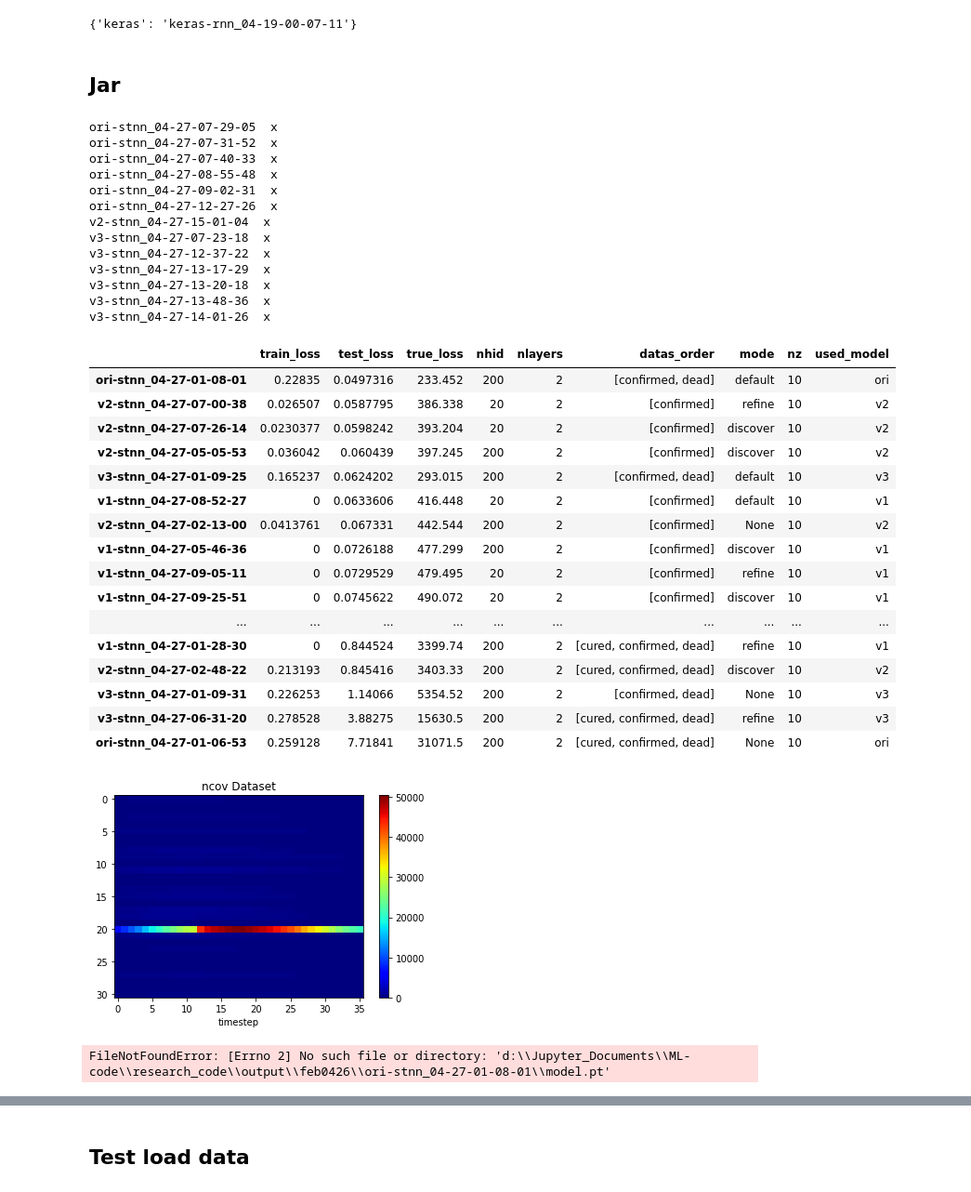
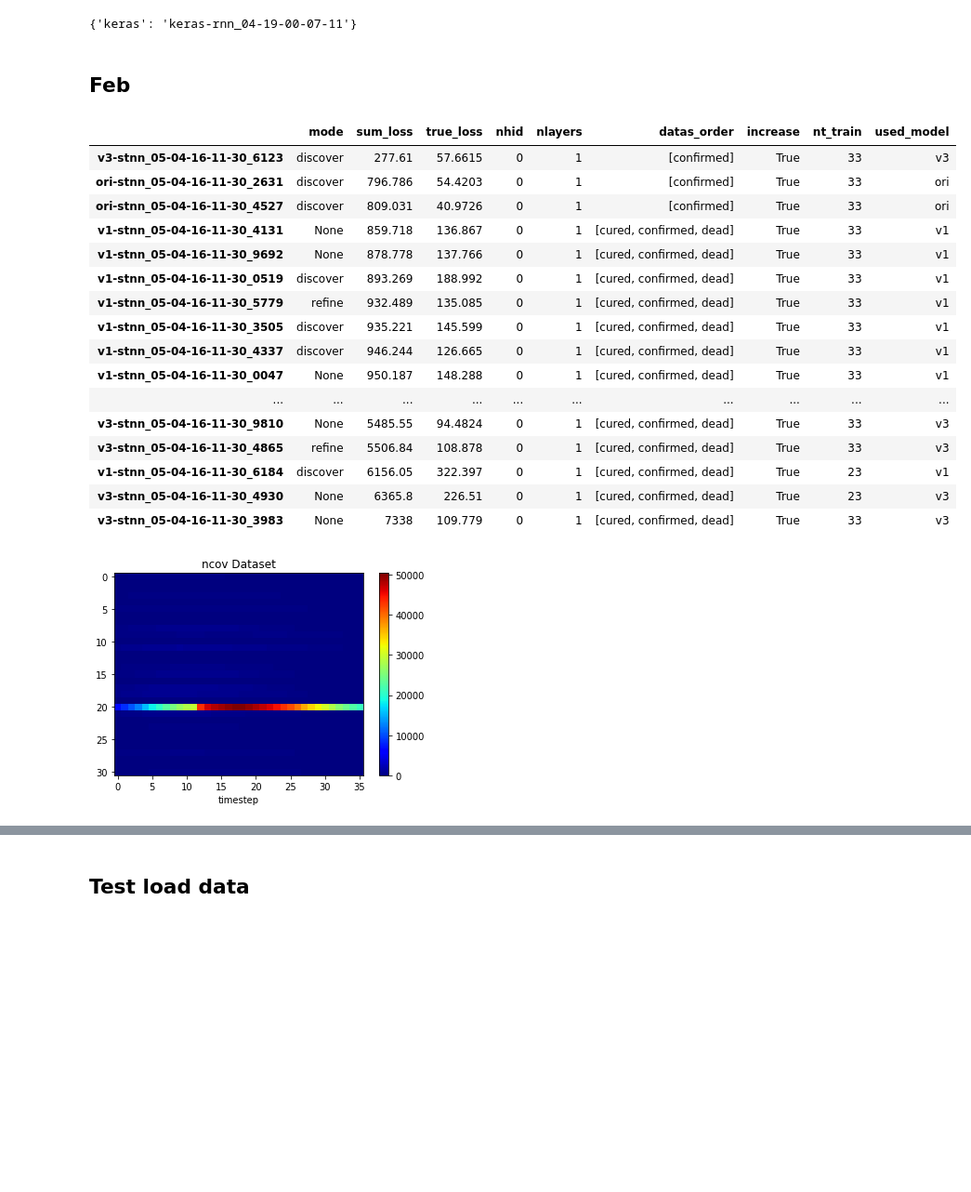
Before and after one commit to wtding1998/RNN_nCov, a Jupyter notebook: disease_analysis.ipynb, the cells around one changed output, grey strips where cells are left out. Shown at 93% size. Cells and saved outputs as stored; diff of their text form; code cells hidden in the pictures; blank space fills up the shorter version.

```diff
--- a/disease_analysis.ipynb
+++ b/disease_analysis.ipynb
@@ -423,61 +423,41 @@ exp_dir
 japan_exp = result.Exp(exp_dir['keras'], japan_folder)
 japan_loss = japan_exp.train_loss()[0]
 # %% [markdown]
-## Jar
+## Feb
 # %%
 datadir = 'data'
 dataset = 'feb'
 data, _ = get_time_data(datadir, dataset)
 data = data.numpy()
 
 plt.figure('ncov Dataset')
 plt.imshow(data[:, :, 0].T, aspect='auto', cmap='jet')
 plt.title('ncov Dataset')
 plt.xlabel('timestep')
 plt.colorbar()
 
-feb_folder = os.path.abspath(os.path.join(os.getcwd(), '..', 'output', 'feb0426'))
+feb_folder = os.path.abspath(os.path.join(os.getcwd(), '..', 'output_result', 'feb'))
 feb_result = result.Printer(feb_folder)
 pd.options.display.max_rows = None
 # a = feb_result.get_df(col=['train_loss', 'test_loss', 'mode']).sort_values('test_loss', ascending=True)
-feb_df = feb_result.get_df(col=['train_loss', 'test_loss', 'true_loss', 'nhid', 'nlayers', 'datas_order', 'mode', 'nz']).sort_values('test_loss', ascending=True)
+feb_df = feb_result.get_df(col=['mode', 'sum_loss', 'true_loss', 'nhid', 'nlayers', 'datas_order', 'increase', 'nt_train'], increase=True).sort_values('sum_loss', ascending=True)
 feb_df
 # %% [output]
-ori-stnn_04-27-07-29-05  x
-ori-stnn_04-27-07-31-52  x
-ori-stnn_04-27-07-40-33  x
-ori-stnn_04-27-08-55-48  x
-ori-stnn_04-27-09-02-31  x
-ori-stnn_04-27-12-27-26  x
-v2-stnn_04-27-15-01-04  x
-v3-stnn_04-27-07-23-18  x
-v3-stnn_04-27-12-37-22  x
-v3-stnn_04-27-13-17-29  x
-v3-stnn_04-27-13-20-18  x
-v3-stnn_04-27-13-48-36  x
-v3-stnn_04-27-14-01-26  x
-|  | train_loss | test_loss | true_loss | nhid | nlayers | datas_order | mode | nz | used_model |
-| ori-stnn_04-27-01-08-01 | 0.22835 | 0.0497316 | 233.452 | 200 | 2 | [confirmed, dead] | default | 10 | ori |
-| v2-stnn_04-27-07-00-38 | 0.026507 | 0.0587795 | 386.338 | 20 | 2 | [confirmed] | refine | 10 | v2 |
-| v2-stnn_04-27-07-26-14 | 0.0230377 | 0.0598242 | 393.204 | 20 | 2 | [confirmed] | discover | 10 | v2 |
-| v2-stnn_04-27-05-05-53 | 0.036042 | 0.060439 | 397.245 | 200 | 2 | [confirmed] | discover | 10 | v2 |
-| v3-stnn_04-27-01-09-25 | 0.165237 | 0.0624202 | 293.015 | 200 | 2 | [confirmed, dead] | default | 10 | v3 |
-| v1-stnn_04-27-08-52-27 | 0 | 0.0633606 | 416.448 | 20 | 2 | [confirmed] | default | 10 | v1 |
-| v2-stnn_04-27-02-13-00 | 0.0413761 | 0.067331 | 442.544 | 200 | 2 | [confirmed] | None | 10 | v2 |
-| v1-stnn_04-27-05-46-36 | 0 | 0.0726188 | 477.299 | 200 | 2 | [confirmed] | discover | 10 | v1 |
-| v1-stnn_04-27-09-05-11 | 0 | 0.0729529 | 479.495 | 20 | 2 | [confirmed] | refine | 10 | v1 |
-| v1-stnn_04-27-09-25-51 | 0 | 0.0745622 | 490.072 | 20 | 2 | [confirmed] | discover | 10 | v1 |
+|  | mode | sum_loss | true_loss | nhid | nlayers | datas_order | increase | nt_train | used_model |
+| v3-stnn_05-04-16-11-30_6123 | discover | 277.61 | 57.6615 | 0 | 1 | [confirmed] | True | 33 | v3 |
+| ori-stnn_05-04-16-11-30_2631 | discover | 796.786 | 54.4203 | 0 | 1 | [confirmed] | True | 33 | ori |
+| ori-stnn_05-04-16-11-30_4527 | discover | 809.031 | 40.9726 | 0 | 1 | [confirmed] | True | 33 | ori |
+| v1-stnn_05-04-16-11-30_4131 | None | 859.718 | 136.867 | 0 | 1 | [cured, confirmed, dead] | True | 33 | v1 |
+| v1-stnn_05-04-16-11-30_9692 | None | 878.778 | 137.766 | 0 | 1 | [cured, confirmed, dead] | True | 33 | v1 |
+| v1-stnn_05-04-16-11-30_0519 | discover | 893.269 | 188.992 | 0 | 1 | [cured, confirmed, dead] | True | 33 | v1 |
+| v1-stnn_05-04-16-11-30_5779 | refine | 932.489 | 135.085 | 0 | 1 | [cured, confirmed, dead] | True | 33 | v1 |
+| v1-stnn_05-04-16-11-30_3505 | discover | 935.221 | 145.599 | 0 | 1 | [cured, confirmed, dead] | True | 33 | v1 |
+| v1-stnn_05-04-16-11-30_4337 | discover | 946.244 | 126.665 | 0 | 1 | [cured, confirmed, dead] | True | 33 | v1 |
+| v1-stnn_05-04-16-11-30_0047 | None | 950.187 | 148.288 | 0 | 1 | [cured, confirmed, dead] | True | 33 | v1 |
 | ... | ... | ... | ... | ... | ... | ... | ... | ... | ... |
-| v1-stnn_04-27-01-28-30 | 0 | 0.844524 | 3399.74 | 200 | 2 | [cured, confirmed, dead] | refine | 10 | v1 |
-| v2-stnn_04-27-02-48-22 | 0.213193 | 0.845416 | 3403.33 | 200 | 2 | [cured, confirmed, dead] | discover | 10 | v2 |
-| v3-stnn_04-27-01-09-31 | 0.226253 | 1.14066 | 5354.52 | 200 | 2 | [confirmed, dead] | None | 10 | v3 |
-| v3-stnn_04-27-06-31-20 | 0.278528 | 3.88275 | 15630.5 | 200 | 2 | [cured, confirmed, dead] | refine | 10 | v3 |
-| ori-stnn_04-27-01-06-53 | 0.259128 | 7.71841 | 31071.5 | 200 | 2 | [cured, confirmed, dead] | None | 10 | ori |
+| v3-stnn_05-04-16-11-30_9810 | None | 5485.55 | 94.4824 | 0 | 1 | [cured, confirmed, dead] | True | 33 | v3 |
+| v3-stnn_05-04-16-11-30_4865 | refine | 5506.84 | 108.878 | 0 | 1 | [cured, confirmed, dead] | True | 33 | v3 |
+| v1-stnn_05-04-16-11-30_6184 | discover | 6156.05 | 322.397 | 0 | 1 | [cured, confirmed, dead] | True | 23 | v1 |
+| v3-stnn_05-04-16-11-30_4930 | None | 6365.8 | 226.51 | 0 | 1 | [cured, confirmed, dead] | True | 23 | v3 |
+| v3-stnn_05-04-16-11-30_3983 | None | 7338 | 109.779 | 0 | 1 | [cured, confirmed, dead] | True | 33 | v3 |
 [figure]
-# %%
-model_df = result.sorted_by_loss(feb_df)
-exp_dir = result.get_exp_name(model_df)
-pred_dir,data = result.get_pred(exp_dir, feb_folder, train=True)
-result.plot_pred_by_dir(pred_dir, data)
-# %% [output]
-FileNotFoundError: [Errno 2] No such file or directory: 'd:\\Jupyter_Documents\\ML-code\\research_code\\output\\feb0426\\ori-stnn_04-27-01-08-01\\model.pt'
```
Also changed, not shown: parts of 4 cells of this notebook, 7 other files.
